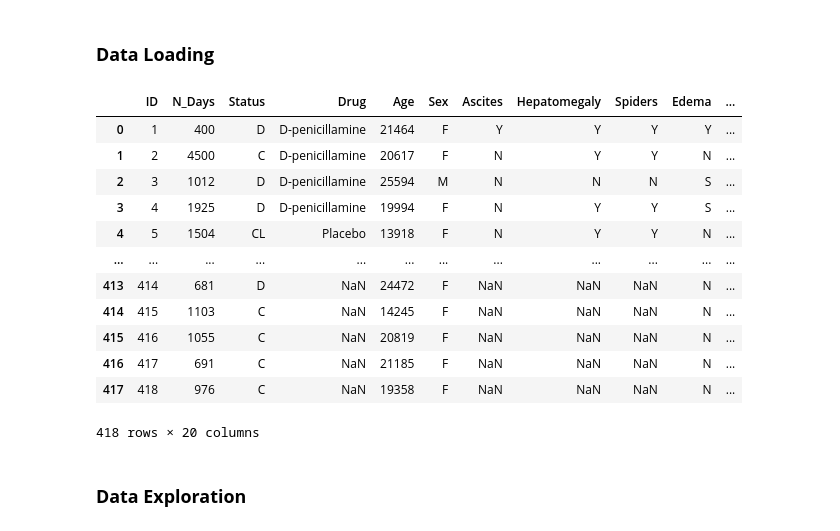
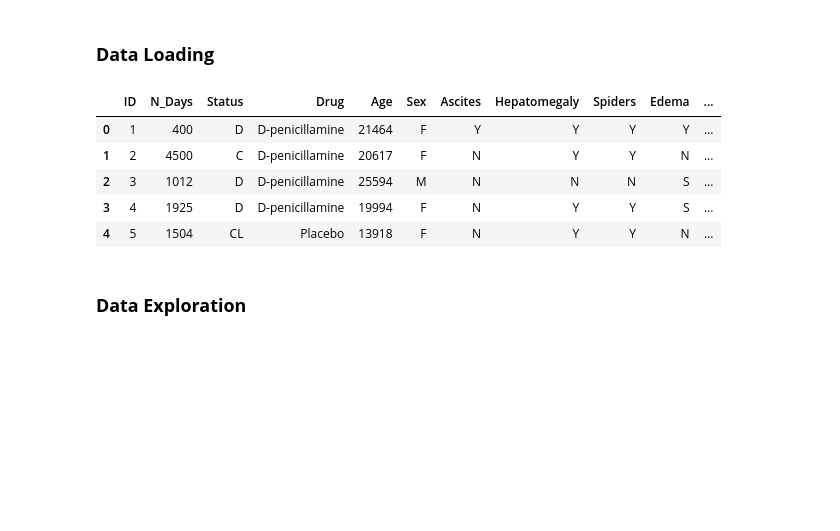
Before and after one commit to Nyakatodianah/Cirrheosis-prediction-in-patients, a Jupyter notebook: Cirrhosis_Prediction.ipynb, the cells around one changed output. Cells and saved outputs as stored; diff of their text form; code cells hidden in the pictures; blank space fills up the shorter version.

```diff
--- a/Cirrhosis_Prediction.ipynb
+++ b/Cirrhosis_Prediction.ipynb
@@ -11,22 +11,15 @@ ERROR: No matching distribution found for warnings
 # %% [markdown]
 ### **Data Loading**
 # %%
-df = pd.read_csv('/content/cirrhosis.xlsx - cirrhosis.xls.csv')
-df
+df = pd.read_csv('/content/cirrhosis.xlsx - cirrhosis.xls (1).csv')
+df.head()
 # %% [output]
 |  | ID | N_Days | Status | Drug | Age | Sex | Ascites | Hepatomegaly | Spiders | Edema | ... |
 | 0 | 1 | 400 | D | D-penicillamine | 21464 | F | Y | Y | Y | Y | ... |
 | 1 | 2 | 4500 | C | D-penicillamine | 20617 | F | N | Y | Y | N | ... |
 | 2 | 3 | 1012 | D | D-penicillamine | 25594 | M | N | N | N | S | ... |
 | 3 | 4 | 1925 | D | D-penicillamine | 19994 | F | N | Y | Y | S | ... |
 | 4 | 5 | 1504 | CL | Placebo | 13918 | F | N | Y | Y | N | ... |
-| ... | ... | ... | ... | ... | ... | ... | ... | ... | ... | ... | ... |
-| 413 | 414 | 681 | D | NaN | 24472 | F | NaN | NaN | NaN | N | ... |
-| 414 | 415 | 1103 | C | NaN | 14245 | F | NaN | NaN | NaN | N | ... |
-| 415 | 416 | 1055 | C | NaN | 20819 | F | NaN | NaN | NaN | N | ... |
-| 416 | 417 | 691 | C | NaN | 21185 | F | NaN | NaN | NaN | N | ... |
-| 417 | 418 | 976 | C | NaN | 19358 | F | NaN | NaN | NaN | N | ... |
-418 rows × 20 columns
 # %% [markdown]
 ### **Data Exploration**
 # %%
```
Also changed, not shown: parts of 12 cells of this notebook.
